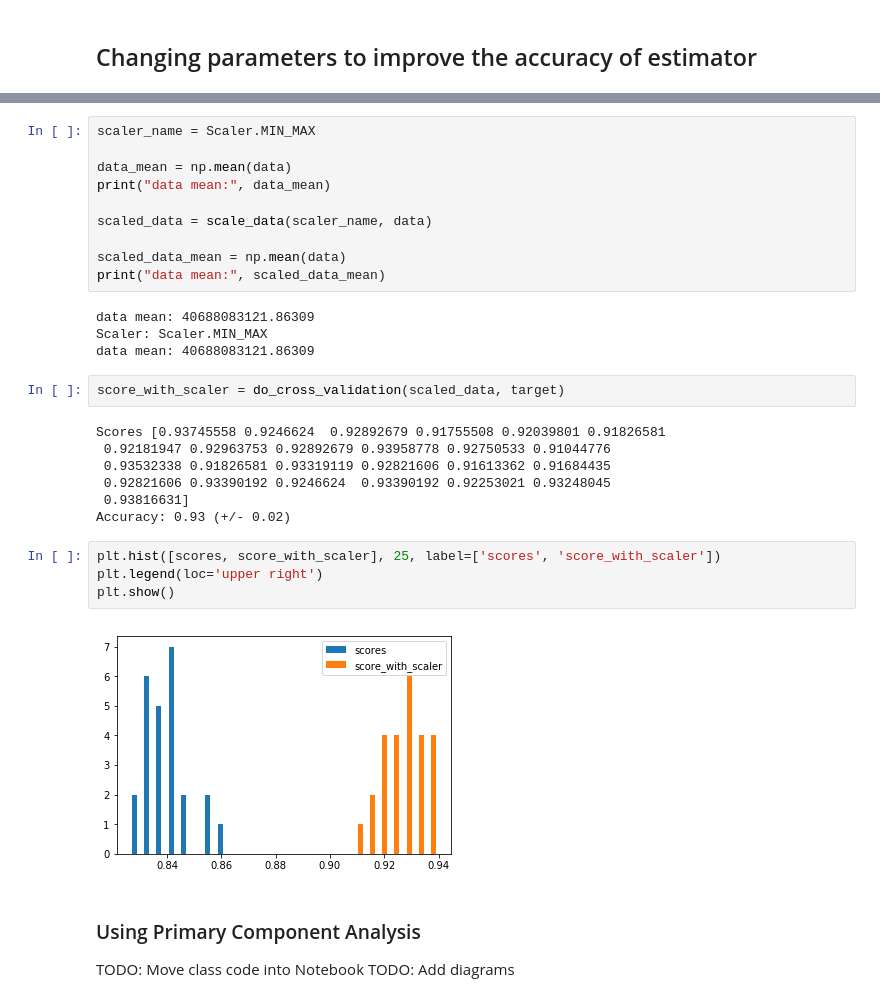
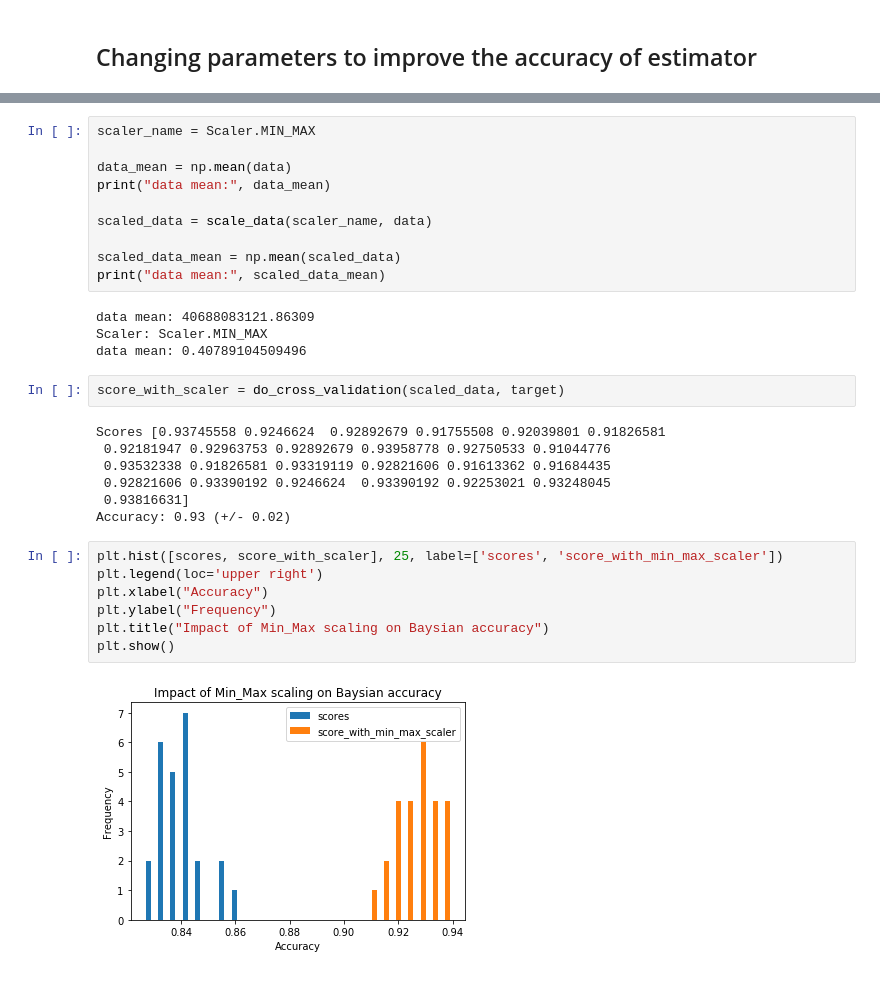
Before and after one commit to vipulpopat/MSCAI_CE4021_Project, a Jupyter notebook: Baysian_rewrite.ipynb, the cells around one changed output, grey strips where cells are left out. Cells and saved outputs as stored; diff of their text form.

```diff
--- a/Baysian_rewrite.ipynb
+++ b/Baysian_rewrite.ipynb
@@ -357,12 +379,12 @@ print("data mean:", data_mean)
 
 scaled_data = scale_data(scaler_name, data)
 
-scaled_data_mean = np.mean(data)
+scaled_data_mean = np.mean(scaled_data)
 print("data mean:", scaled_data_mean)
 # %% [output]
 data mean: 40688083121.86309
 Scaler: Scaler.MIN_MAX
-data mean: 40688083121.86309
+data mean: 0.40789104509496
 # %%
 score_with_scaler = do_cross_validation(scaled_data, target)
 # %% [output]
@@ -373,12 +395,11 @@ Scores [0.93745558 0.9246624  0.92892679 0.91755508 0.92039801 0.91826581
  0.93816631]
 Accuracy: 0.93 (+/- 0.02)
 # %%
-plt.hist([scores, score_with_scaler], 25, label=['scores', 'score_with_scaler'])
+plt.hist([scores, score_with_scaler], 25, label=['scores', 'score_with_min_max_scaler'])
 plt.legend(loc='upper right')
+plt.xlabel("Accuracy")
+plt.ylabel("Frequency")
+plt.title("Impact of Min_Max scaling on Baysian accuracy")
 plt.show()
 # %% [output]
-[figure, old version]
+[figure, new version]
-# %% [markdown]
-### Using Primary Component Analysis
-TODO: Move class code into Notebook
-TODO: Add diagrams
```
Also changed, not shown: parts of 21 cells of this notebook.
